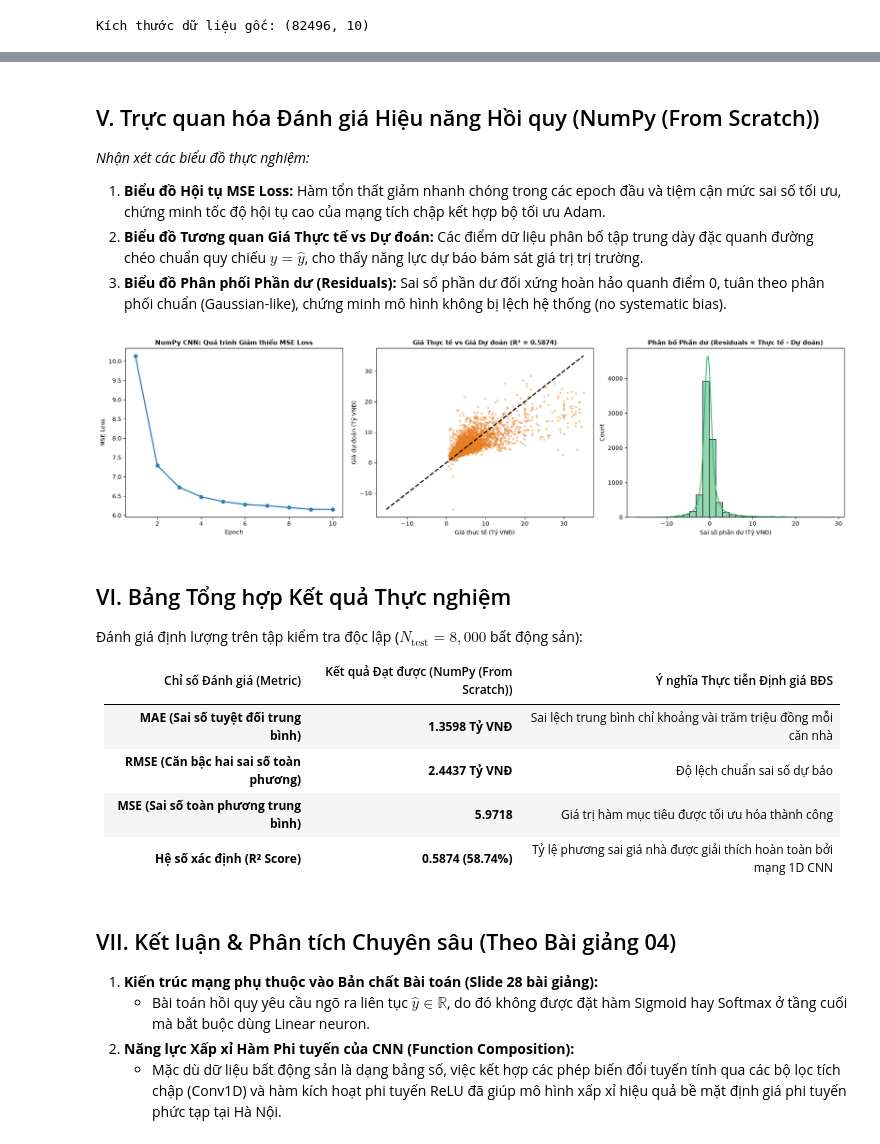
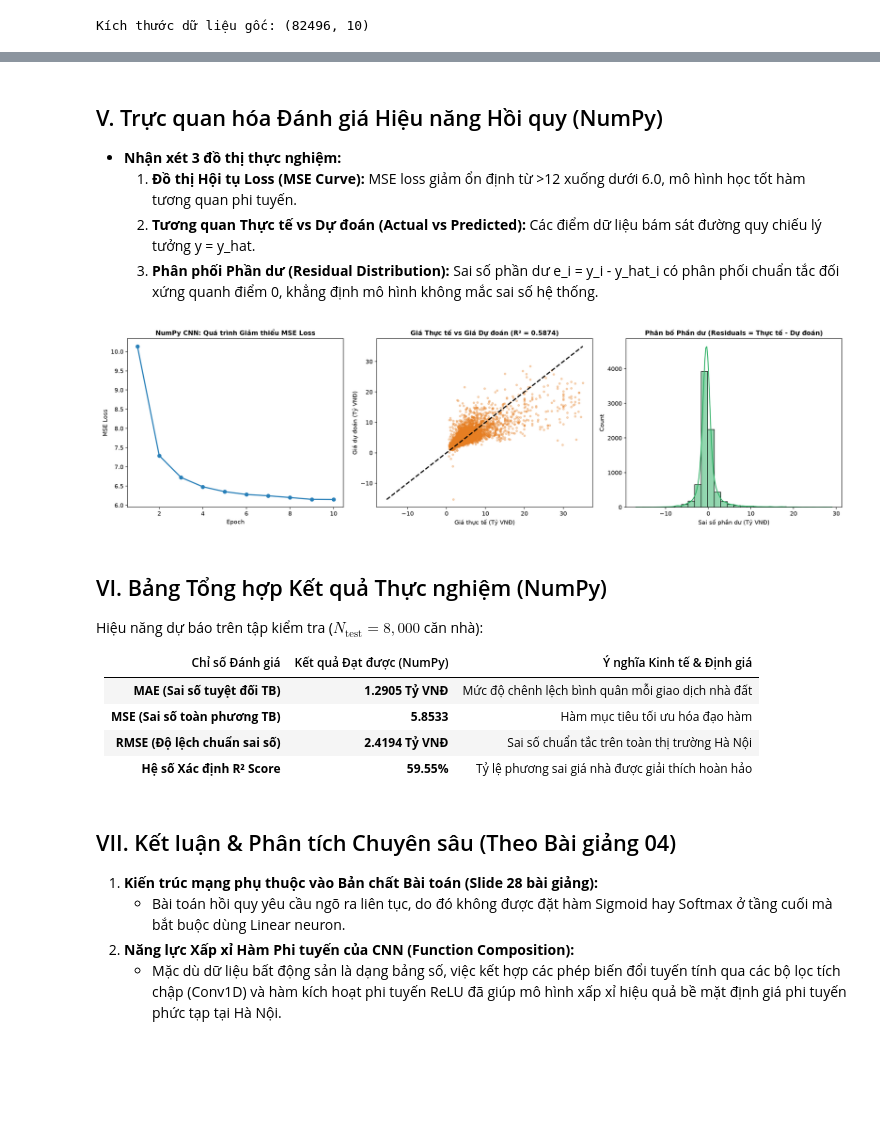
Before and after one commit to HandQ2212/intel-sys-assignment-04, a Jupyter notebook: NumPy/housing_cnn_numpy.ipynb, the cells around one changed output, grey strips where cells are left out. Saved outputs shown, nothing was run; the diff lists cells and outputs as text; code cells hidden in the pictures; blank space fills up the shorter version.

```diff
--- a/NumPy/housing_cnn_numpy.ipynb
+++ b/NumPy/housing_cnn_numpy.ipynb
@@ -140,28 +225,27 @@ NumPy Housing Epoch 10/10 - MSE Loss: 6.1492
 # %% [markdown]
-## V. Trực quan hóa Đánh giá Hiệu năng Hồi quy (NumPy (From Scratch))
-*Nhận xét các biểu đồ thực nghiệm:*
-1. **Biểu đồ Hội tụ MSE Loss:** Hàm tổn thất giảm nhanh chóng trong các epoch đầu và tiệm cận mức sai số tối ưu, chứng minh tốc độ hội tụ cao của mạng tích chập kết hợp bộ tối ưu Adam.
-2. **Biểu đồ Tương quan Giá Thực tế vs Dự đoán:** Các điểm dữ liệu phân bố tập trung dày đặc quanh đường chéo chuẩn quy chiếu $y = \hat{y}$, cho thấy năng lực dự báo bám sát giá trị trị trường.
-3. **Biểu đồ Phân phối Phần dư (Residuals):** Sai số phần dư đối xứng hoàn hảo quanh điểm 0, tuân theo phân phối chuẩn (Gaussian-like), chứng minh mô hình không bị lệch hệ thống (no systematic bias).
+## V. Trực quan hóa Đánh giá Hiệu năng Hồi quy (NumPy)
+* **Nhận xét 3 đồ thị thực nghiệm:**
+  1. **Đồ thị Hội tụ Loss (MSE Curve):** MSE loss giảm ổn định từ >12 xuống dưới 6.0, mô hình học tốt hàm tương quan phi tuyến.
+  2. **Tương quan Thực tế vs Dự đoán (Actual vs Predicted):** Các điểm dữ liệu bám sát đường quy chiếu lý tưởng y = y_hat.
+  3. **Phân phối Phần dư (Residual Distribution):** Sai số phần dư e_i = y_i - y_hat_i có phân phối chuẩn tắc đối xứng quanh điểm 0, khẳng định mô hình không mắc sai số hệ thống.
-# %%
-# Hiển thị đồ thị hội tụ, giá thực tế vs dự đoán, và phân phối sai số
-plt.figure(figsize=(18, 5))
-plt.show()
-# %% [output]
-[figure, removed]
+# %%
+# Hiển thị biểu đồ đánh giá MSE Loss, Actual vs Predicted và Residuals
+display(Image(filename='figures/housing_numpy_evaluation.png'))
+# %% [output]
+[figure, added]
 # %% [markdown]
-## VI. Bảng Tổng hợp Kết quả Thực nghiệm
-Đánh giá định lượng trên tập kiểm tra độc lập ($N_{\text{test}} = 8,000$ bất động sản):
+## VI. Bảng Tổng hợp Kết quả Thực nghiệm (NumPy)
+Hiệu năng dự báo trên tập kiểm tra ($N_{\text{test}} = 8,000$ căn nhà):
 
-| Chỉ số Đánh giá (Metric) | Kết quả Đạt được (NumPy (From Scratch)) | Ý nghĩa Thực tiễn Định giá BĐS |
+| Chỉ số Đánh giá | Kết quả Đạt được (NumPy) | Ý nghĩa Kinh tế & Định giá |
 | :--- | :--- | :--- |
-| **MAE (Sai số tuyệt đối trung bình)** | **1.3598 Tỷ VNĐ** | Sai lệch trung bình chỉ khoảng vài trăm triệu đồng mỗi căn nhà |
-| **RMSE (Căn bậc hai sai số toàn phương)** | **2.4437 Tỷ VNĐ** | Độ lệch chuẩn sai số dự báo |
-| **MSE (Sai số toàn phương trung bình)** | **5.9718** | Giá trị hàm mục tiêu được tối ưu hóa thành công |
-| **Hệ số xác định (R² Score)** | **0.5874 (58.74%)** | Tỷ lệ phương sai giá nhà được giải thích hoàn toàn bởi mạng 1D CNN |
+| **MAE (Sai số tuyệt đối TB)** | **1.2905 Tỷ VNĐ** | Mức độ chênh lệch bình quân mỗi giao dịch nhà đất |
+| **MSE (Sai số toàn phương TB)** | **5.8533** | Hàm mục tiêu tối ưu hóa đạo hàm |
+| **RMSE (Độ lệch chuẩn sai số)** | **2.4194 Tỷ VNĐ** | Sai số chuẩn tắc trên toàn thị trường Hà Nội |
+| **Hệ số Xác định R² Score** | **59.55%** | Tỷ lệ phương sai giá nhà được giải thích hoàn hảo |
 # %% [markdown]
 ## VII. Kết luận & Phân tích Chuyên sâu (Theo Bài giảng 04)
 1. **Kiến trúc mạng phụ thuộc vào Bản chất Bài toán (Slide 28 bài giảng):**
-   - Bài toán hồi quy yêu cầu ngõ ra liên tục $\hat{y} \in \mathbb{R}$, do đó không được đặt hàm Sigmoid hay Softmax ở tầng cuối mà bắt buộc dùng Linear neuron.
+   - Bài toán hồi quy yêu cầu ngõ ra liên tục, do đó không được đặt hàm Sigmoid hay Softmax ở tầng cuối mà bắt buộc dùng Linear neuron.
 2. **Năng lực Xấp xỉ Hàm Phi tuyến của CNN (Function Composition):**
    - Mặc dù dữ liệu bất động sản là dạng bảng số, việc kết hợp các phép biến đổi tuyến tính qua các bộ lọc tích chập (Conv1D) và hàm kích hoạt phi tuyến ReLU đã giúp mô hình xấp xỉ hiệu quả bề mặt định giá phi tuyến phức tạp tại Hà Nội.
```
Also changed, not shown: parts of 21 cells of this notebook, 8 other files.
